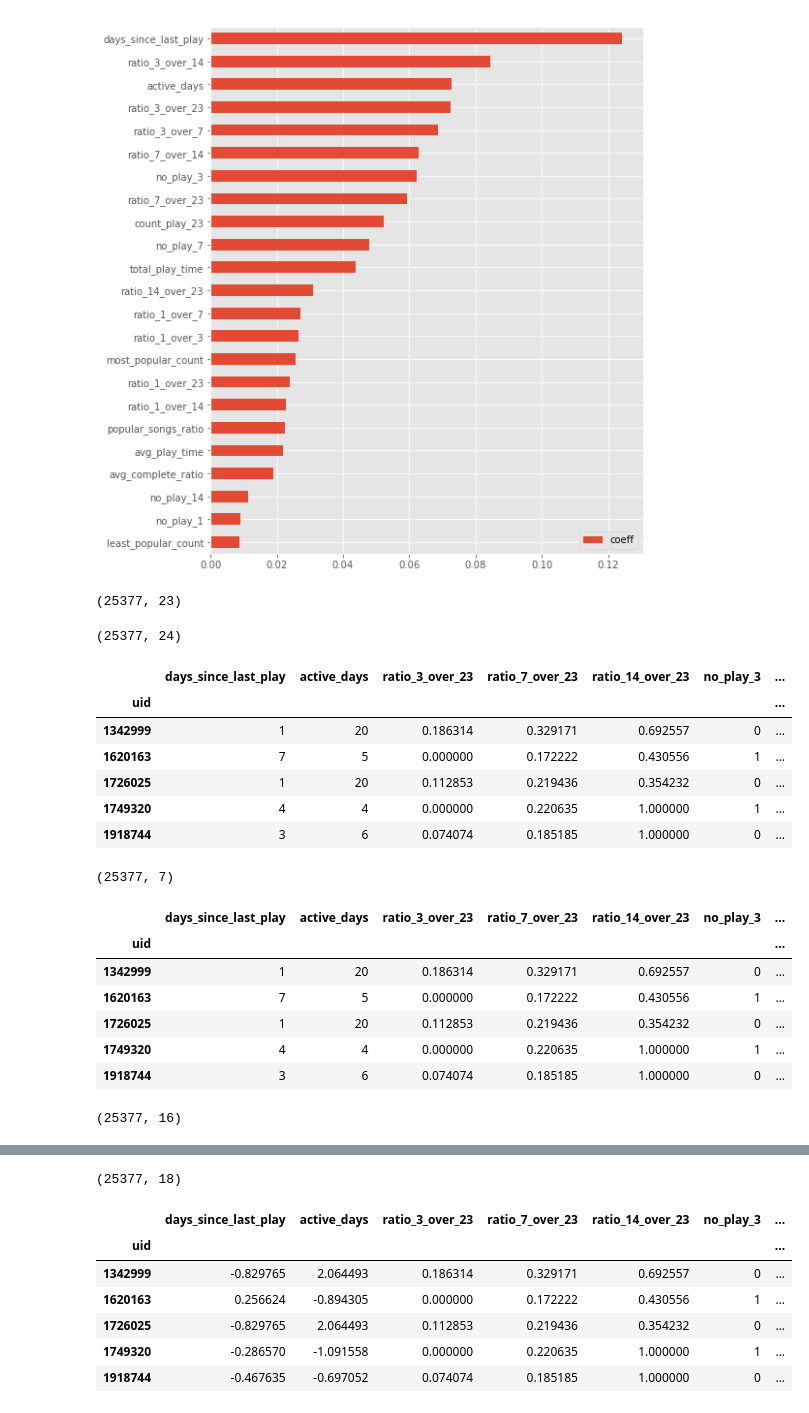
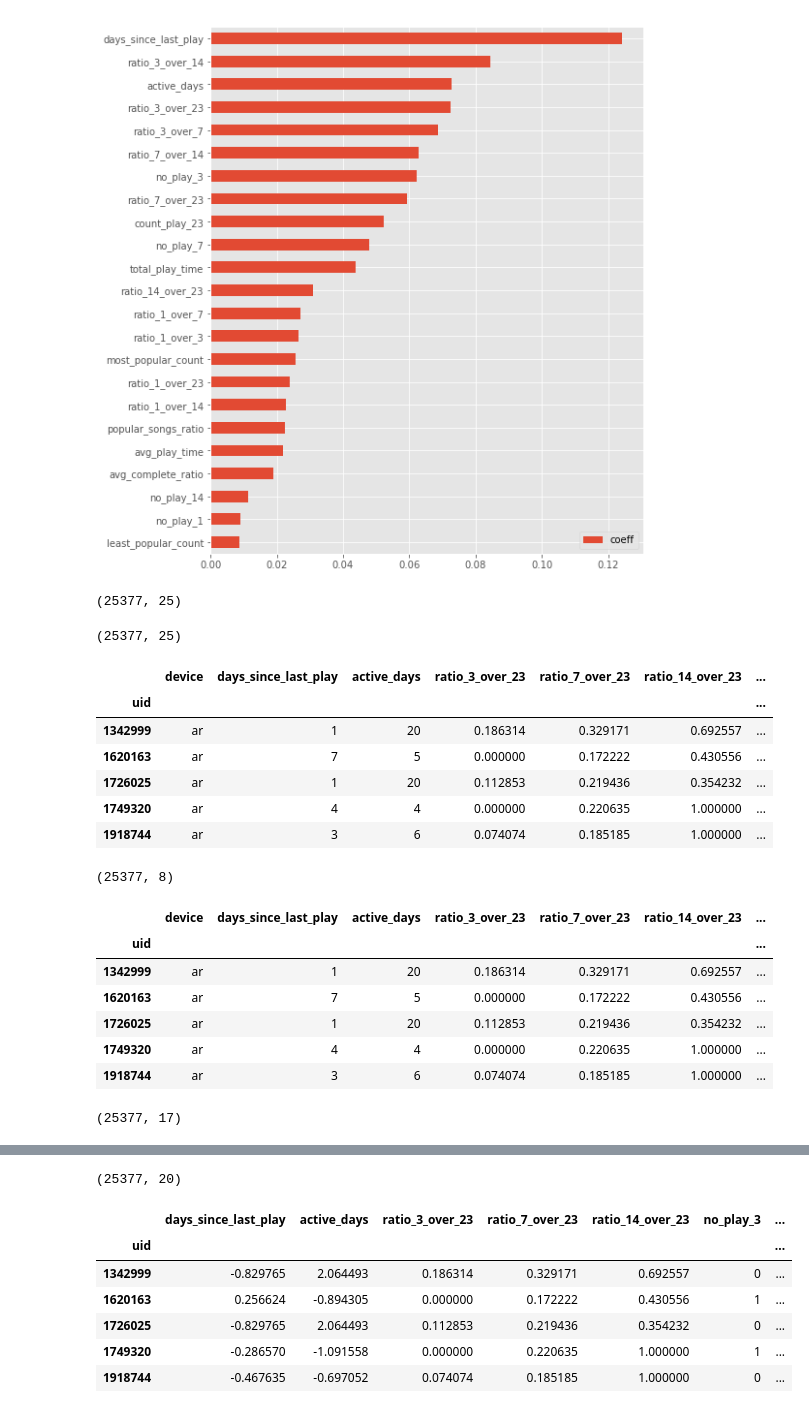
Before and after one commit to YXChen512/Churn_Analysis_music_player_app, a Jupyter notebook: 4. Random Forest and Logistic Regress classifiers.ipynb, the cells around one changed output, grey strips where cells are left out. Drawn from its saved outputs; the diff is of its cells as text; code cells hidden in the pictures.

```diff
--- a/4. Random Forest and Logistic Regress classifiers.ipynb
+++ b/4. Random Forest and Logistic Regress classifiers.ipynb
@@ -132,7 +132,7 @@ df_selected_features = df.loc[:,['total_play_time','popular_songs_ratio','avg_pl
                               'ratio_1_over_23','ratio_3_over_23','ratio_7_over_23','ratio_14_over_23',\
                                  'ratio_1_over_14','ratio_3_over_14','ratio_7_over_14',\
                                  'ratio_1_over_7','ratio_3_over_7','ratio_1_over_3',\
-                             'active_days','days_since_last_play','label']]
+                             'active_days','days_since_last_play','device','label']]
 # %%
 df_selected_features['no_play_1'] = (df_selected_features.ratio_1_over_23==0).astype(int)
 df_selected_features['no_play_3'] = (df_selected_features.ratio_3_over_23==0).astype(int)
@@ -208,12 +208,12 @@ plt.show()
 # %%
 df_selected_features.shape
 # %% [output]
-(25377, 23)
+(25377, 25)
 # %%
 df_selected_features['label'] = y
 df_selected_features.shape
 # %% [output]
-(25377, 24)
+(25377, 25)
 # %%
 filename_pickle = 'C:\\Users\\Sean\\Documents\\BitTiger\\Capston_music_player_python\\features_after_RandForest.pkl'
 df_selected_features.to_pickle(filename_pickle)
@@ -221,21 +221,21 @@ df_selected_features.to_pickle(filename_pickle)
 del df_lr
 # %%
 # logistic regression data
-df_lr = df_selected_features.loc[:,['days_since_last_play','active_days','ratio_3_over_23','ratio_7_over_23',\
+df_lr = df_selected_features.loc[:,['device','days_since_last_play','active_days','ratio_3_over_23','ratio_7_over_23',\
                                    'ratio_14_over_23','no_play_3','no_play_7']]
 df_lr.head()
 # %% [output]
-|  | days_since_last_play | active_days | ratio_3_over_23 | ratio_7_over_23 | ratio_14_over_23 | no_play_3 | ... |
+|  | device | days_since_last_play | active_days | ratio_3_over_23 | ratio_7_over_23 | ratio_14_over_23 | ... |
 | uid |  |  |  |  |  |  | ... |
-| 1342999 | 1 | 20 | 0.186314 | 0.329171 | 0.692557 | 0 | ... |
-| 1620163 | 7 | 5 | 0.000000 | 0.172222 | 0.430556 | 1 | ... |
-| 1726025 | 1 | 20 | 0.112853 | 0.219436 | 0.354232 | 0 | ... |
-| 1749320 | 4 | 4 | 0.000000 | 0.220635 | 1.000000 | 1 | ... |
-| 1918744 | 3 | 6 | 0.074074 | 0.185185 | 1.000000 | 0 | ... |
+| 1342999 | ar | 1 | 20 | 0.186314 | 0.329171 | 0.692557 | ... |
+| 1620163 | ar | 7 | 5 | 0.000000 | 0.172222 | 0.430556 | ... |
+| 1726025 | ar | 1 | 20 | 0.112853 | 0.219436 | 0.354232 | ... |
+| 1749320 | ar | 4 | 4 | 0.000000 | 0.220635 | 1.000000 | ... |
+| 1918744 | ar | 3 | 6 | 0.074074 | 0.185185 | 1.000000 | ... |
 # %%
 df_lr.shape
 # %% [output]
-(25377, 7)
+(25377, 8)
 # %%
 import math
 df_lr['log_total_count'] = df_selected_features.count_play_23.apply(lambda x : math.log(x+0.1,10)).values
@@ -262,17 +262,17 @@ df_lr['no_popular_song'] = df_selected_features.most_popular_count.apply(lambda
 # %%
 df_lr.head()
 # %% [output]
-|  | days_since_last_play | active_days | ratio_3_over_23 | ratio_7_over_23 | ratio_14_over_23 | no_play_3 | ... |
+|  | device | days_since_last_play | active_days | ratio_3_over_23 | ratio_7_over_23 | ratio_14_over_23 | ... |
 | uid |  |  |  |  |  |  | ... |
-| 1342999 | 1 | 20 | 0.186314 | 0.329171 | 0.692557 | 0 | ... |
-| 1620163 | 7 | 5 | 0.000000 | 0.172222 | 0.430556 | 1 | ... |
-| 1726025 | 1 | 20 | 0.112853 | 0.219436 | 0.354232 | 0 | ... |
-| 1749320 | 4 | 4 | 0.000000 | 0.220635 | 1.000000 | 1 | ... |
-| 1918744 | 3 | 6 | 0.074074 | 0.185185 | 1.000000 | 0 | ... |
+| 1342999 | ar | 1 | 20 | 0.186314 | 0.329171 | 0.692557 | ... |
+| 1620163 | ar | 7 | 5 | 0.000000 | 0.172222 | 0.430556 | ... |
+| 1726025 | ar | 1 | 20 | 0.112853 | 0.219436 | 0.354232 | ... |
+| 1749320 | ar | 4 | 4 | 0.000000 | 0.220635 | 1.000000 | ... |
+| 1918744 | ar | 3 | 6 | 0.074074 | 0.185185 | 1.000000 | ... |
 # %%
 df_lr.shape
 # %% [output]
-(25377, 16)
+(25377, 17)
 # %%
 df_lr.describe()
 # %% [output]
@@ -286,10 +286,10 @@ df_lr.describe()
 | 75% | 9.000000 | 13.000000 | 0.135294 | 0.355555 | 0.693103 | 1.000000 | ... |
 | max | 23.000000 | 22.000000 | 0.999999 | 1.000000 | 1.000000 | 1.000000 | ... |
 # %%
-df_dummies = pd.get_dummies(df_lr,columns = ['least_popular_count'])
+df_dummies = pd.get_dummies(df_lr,columns = ['device','least_popular_count'])
 df_dummies.shape
 # %% [output]
-(25377, 18)
+(25377, 20)
 # %%
 def norm(pd_series):
     return (pd_series - pd_series.mean()) / pd_series.std()
```
Also changed, not shown: parts of 26 cells of this notebook, 1 other file.
